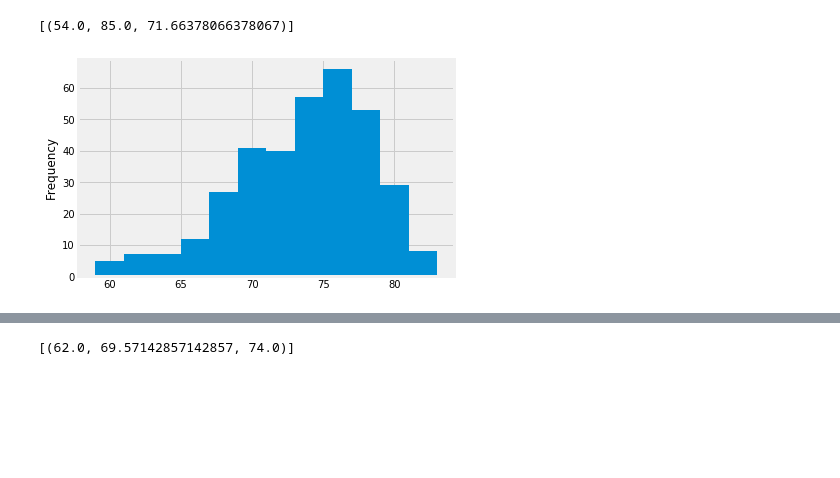
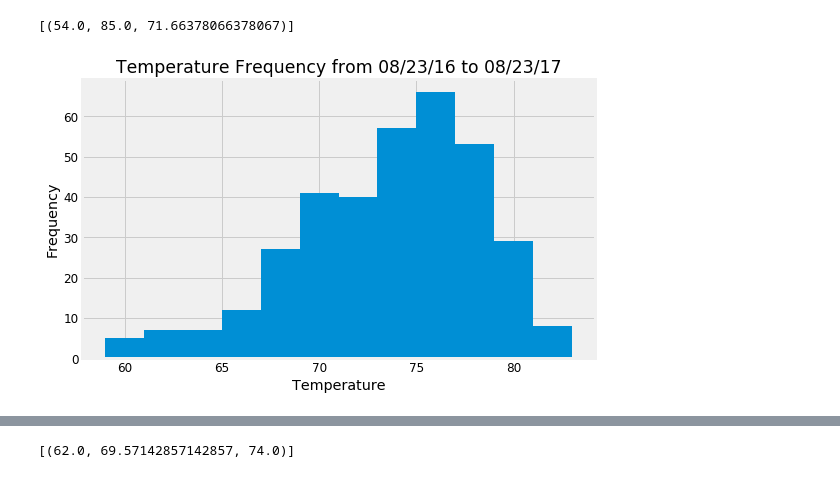
Before and after one commit to eric-ruzzo/SQLAlchemy-Climate_Analysis, a Jupyter notebook: climate_hw.ipynb, the cells around one changed output, grey strips where cells are left out. Saved outputs shown, nothing was run; the diff lists cells and outputs as text; code cells hidden in the pictures; blank space fills up the shorter version.

```diff
--- a/climate_hw.ipynb
+++ b/climate_hw.ipynb
@@ -163,24 +129,26 @@ temp_data
 # %%
 # Choose the station with the highest number of temperature observations.
 # Query the last 12 months of temperature observation data for this station and plot the results as a histogram
 most_temps = session.query(Measurement.date, Measurement.tobs).\
                 filter(Measurement.date >= one_year_ago).\
                 filter(Measurement.station == top_station).all()
-
-#for station in most_temps:
-#    print(station)
 
 temp_df = pd.DataFrame(most_temps, columns=["date", "temperature"])
 temp_df.head()
 
 frequency = temp_df["temperature"].value_counts()
 frequency
 
 temp_frequency_df = pd.DataFrame(frequency)
 temp_frequency_df.head()
 
 plt.hist(temp_df["temperature"], bins=12)
 plt.ylabel("Frequency")
+plt.xlabel("Temperature")
+plt.title("Temperature Frequency from 08/23/16 to 08/23/17")
+plt.tight_layout()
+plt.rcParams["figure.figsize"] = (8, 5)
+plt.rcParams.update({'font.size': 12})
 plt.show()
 # %% [output]
-[figure, old version]
+[figure, new version]
```
Also changed, not shown: parts of 7 cells of this notebook, 1 other file.
